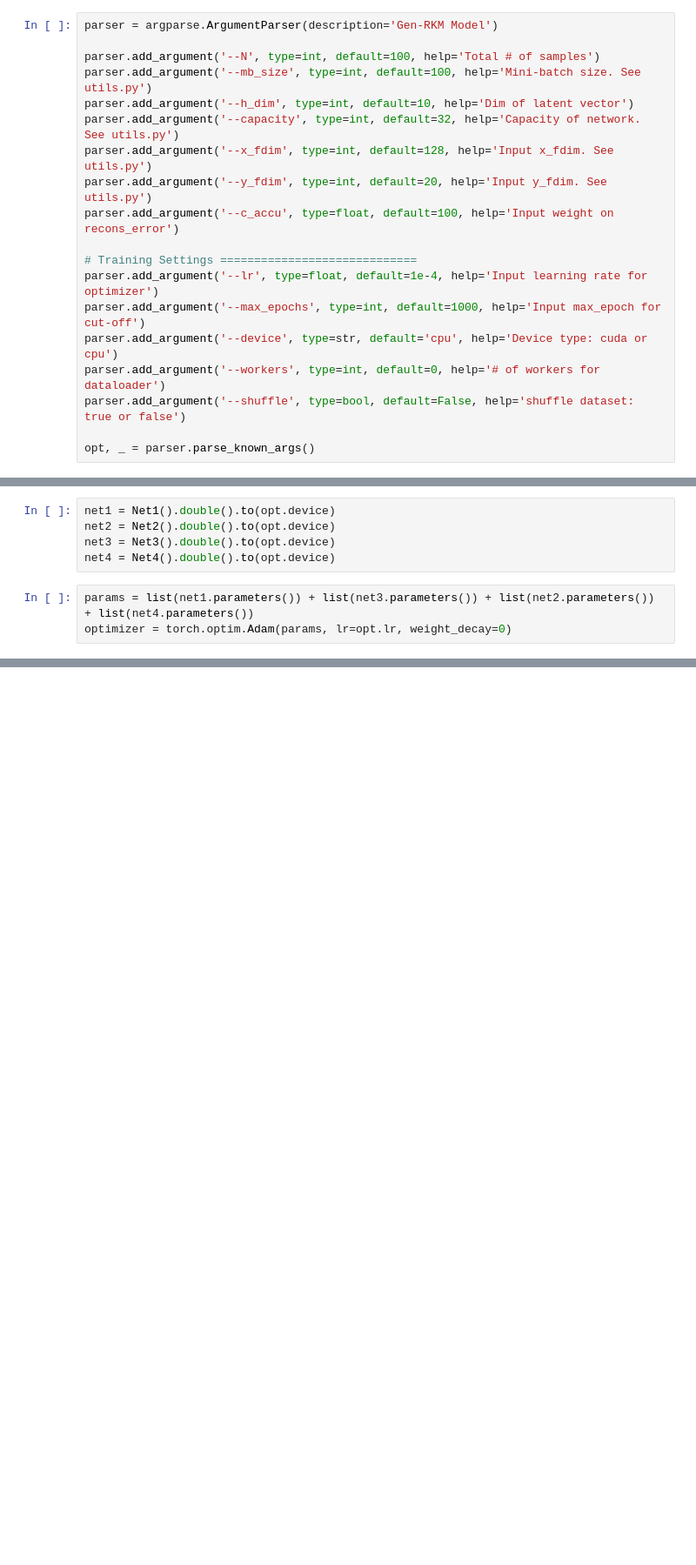
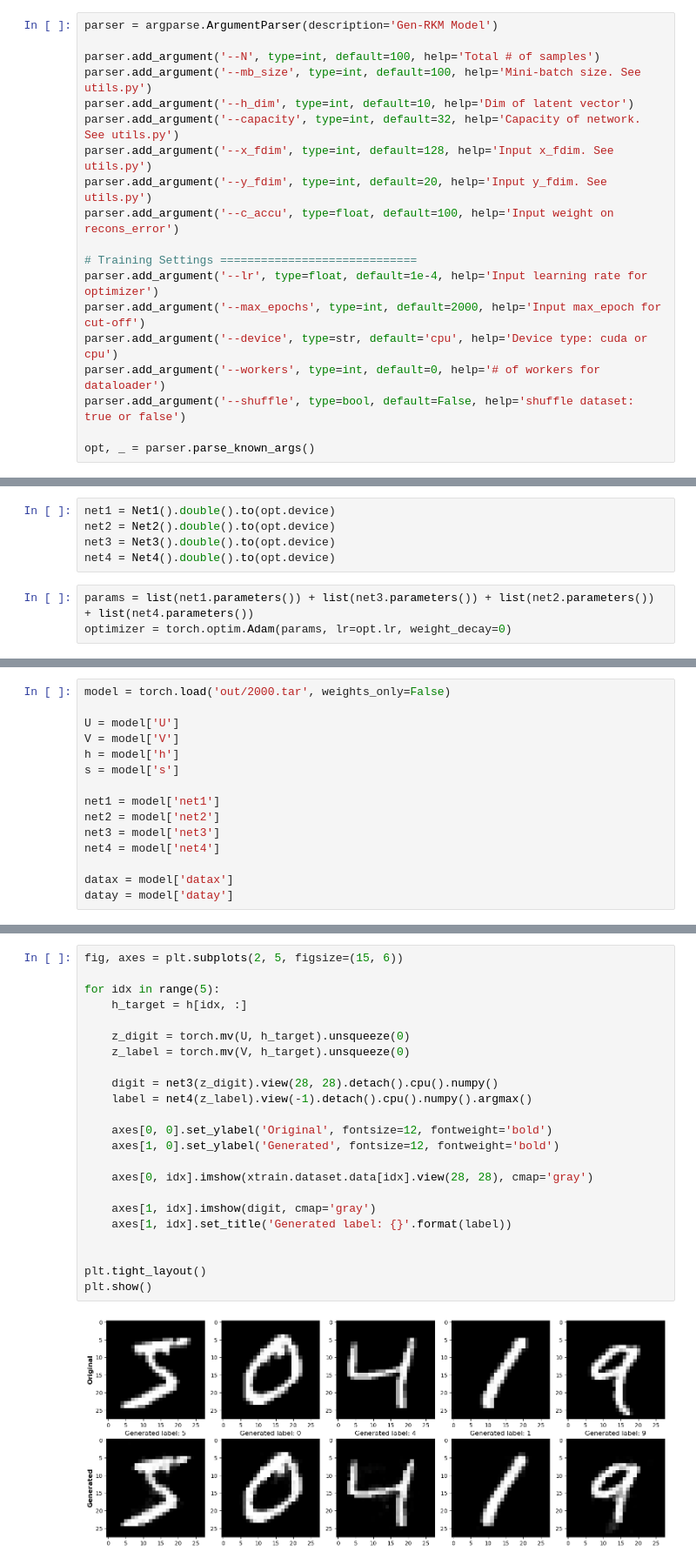
Before and after one commit to ClarysseArthur/VUB-MT-Development, a Jupyter notebook: Models/GenRKM-MNIST/model.ipynb, the cells around one changed output, grey strips where cells are left out. Shown at 87% size. Cells and saved outputs as stored; diff of their text form; blank space fills up the shorter version.

```diff
--- a/Models/GenRKM-MNIST/model.ipynb
+++ b/Models/GenRKM-MNIST/model.ipynb
@@ -19,7 +19,7 @@ parser.add_argument('--c_accu', type=float, default=100, help='Input weight on r
 
 # Training Settings =============================
 parser.add_argument('--lr', type=float, default=1e-4, help='Input learning rate for optimizer')
-parser.add_argument('--max_epochs', type=int, default=1000, help='Input max_epoch for cut-off')
+parser.add_argument('--max_epochs', type=int, default=2000, help='Input max_epoch for cut-off')
 parser.add_argument('--device', type=str, default='cpu', help='Device type: cuda or cpu')
 parser.add_argument('--workers', type=int, default=0, help='# of workers for dataloader')
 parser.add_argument('--shuffle', type=bool, default=False, help='shuffle dataset: true or false')
@@ -156,0 +146,15 @@ torch.save({'net1': net1,
+# %%
+model = torch.load('out/2000.tar', weights_only=False)
+
+U = model['U']
+V = model['V']
+h = model['h']
+s = model['s']
+
+net1 = model['net1']
+net2 = model['net2']
+net3 = model['net3']
+net4 = model['net4']
+
+datax = model['datax']
+datay = model['datay']
@@ -156,0 +163,25 @@ torch.save({'net1': net1,
+# %%
+fig, axes = plt.subplots(2, 5, figsize=(15, 6))
+
+for idx in range(5):
+    h_target = h[idx, :]
+
+    z_digit = torch.mv(U, h_target).unsqueeze(0)
+    z_label = torch.mv(V, h_target).unsqueeze(0)
+
+    digit = net3(z_digit).view(28, 28).detach().cpu().numpy()
+    label = net4(z_label).view(-1).detach().cpu().numpy().argmax()
+
+    axes[0, 0].set_ylabel('Original', fontsize=12, fontweight='bold')
+    axes[1, 0].set_ylabel('Generated', fontsize=12, fontweight='bold')
+
+    axes[0, idx].imshow(xtrain.dataset.data[idx].view(28, 28), cmap='gray')
+
+    axes[1, idx].imshow(digit, cmap='gray')
+    axes[1, idx].set_title('Generated label: {}'.format(label))
+
+
+plt.tight_layout()
+plt.show()
+# %% [output]
+[figure, added]
```
Also changed, not shown: parts of 13 cells of this notebook, 8 other files.
